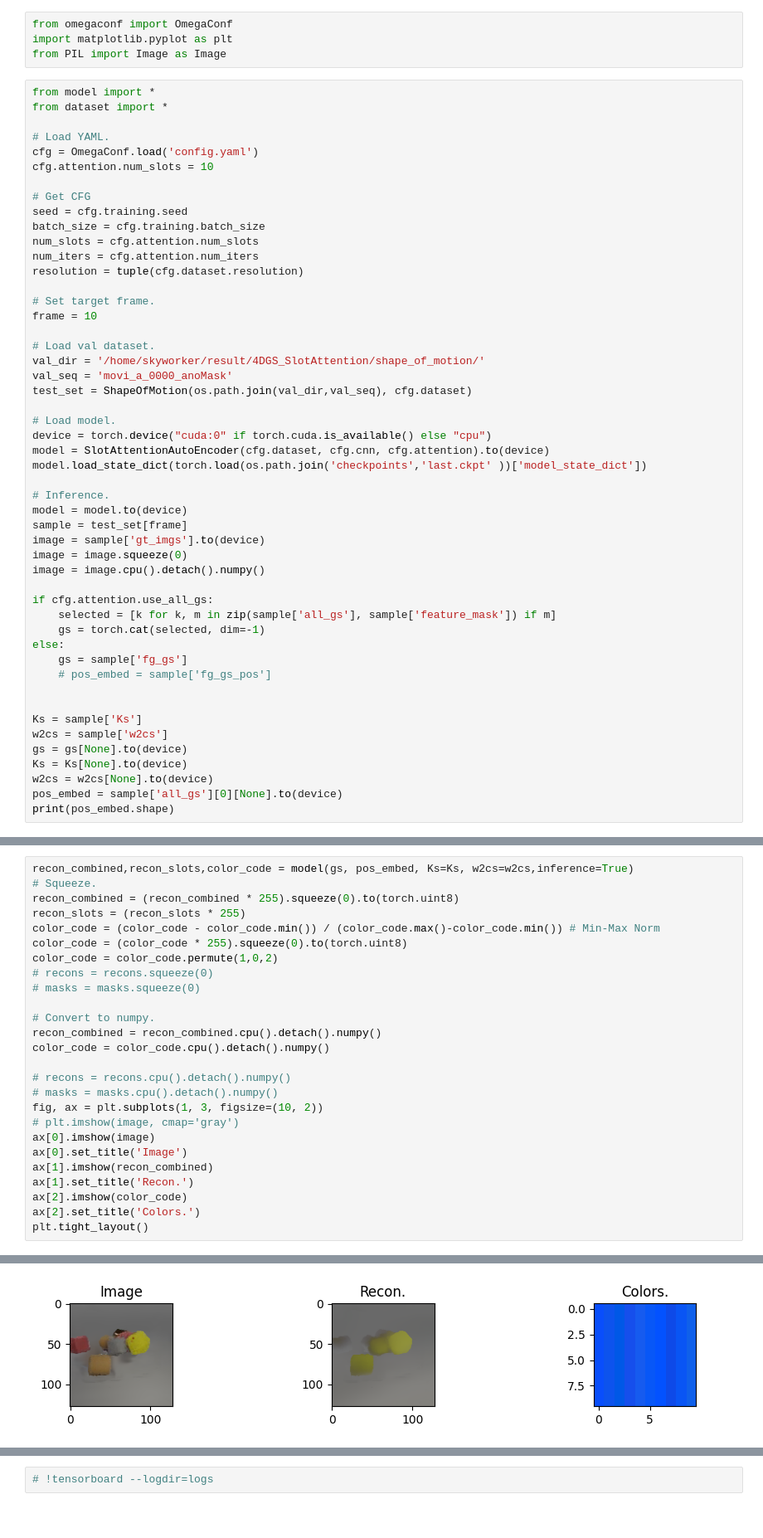
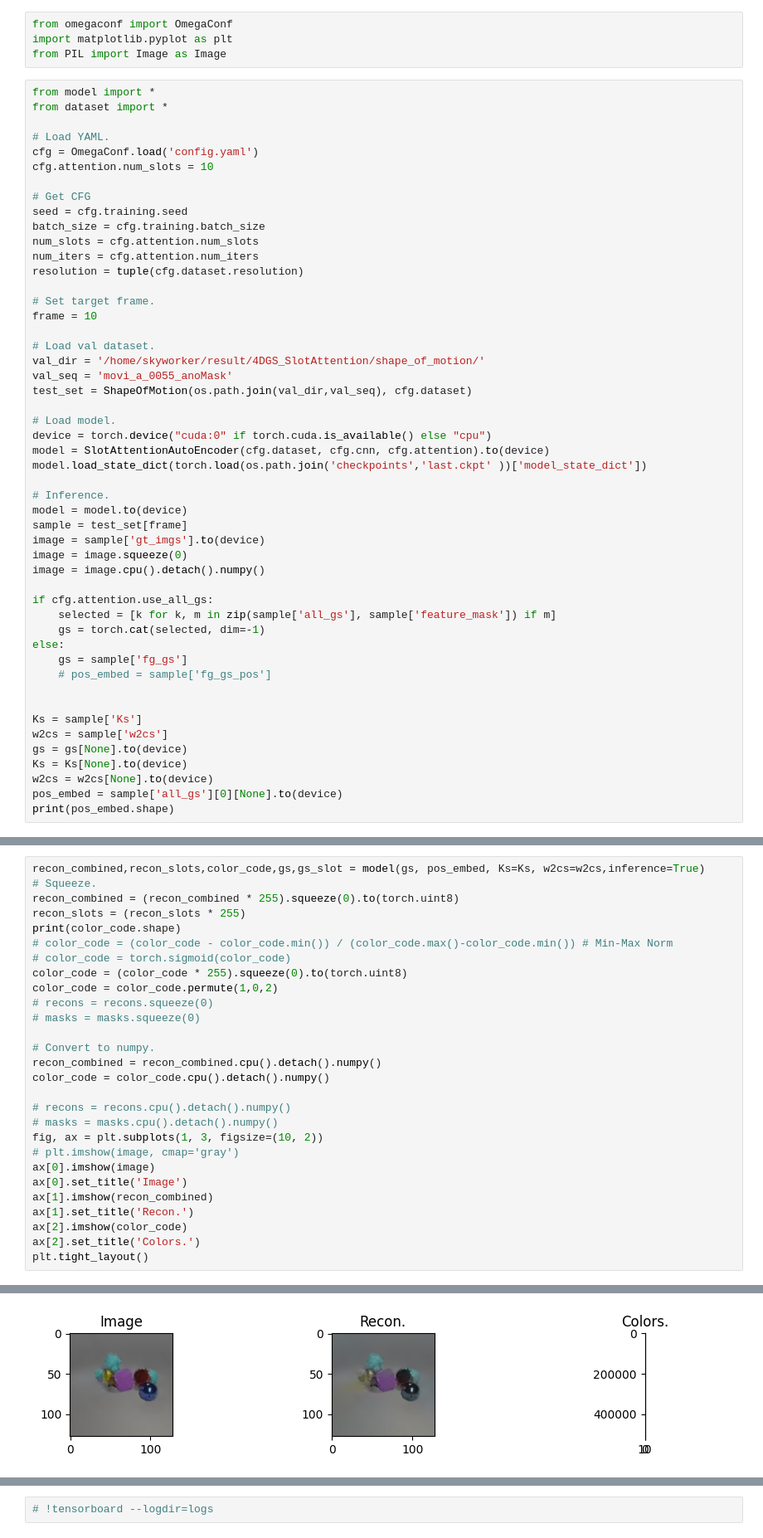
Before and after one commit to 00LukeSkyworker00/4dgs-slot-attention, a Jupyter notebook: eval.ipynb, the cells around one changed output, grey strips where cells are left out. Shown at 83% size. Cells and saved outputs as stored; diff of their text form.

```diff
--- a/eval.ipynb
+++ b/eval.ipynb
@@ -30,7 +30,7 @@ frame = 10
 
 # Load val dataset.
 val_dir = '/home/skyworker/result/4DGS_SlotAttention/shape_of_motion/'
-val_seq = 'movi_a_0000_anoMask'
+val_seq = 'movi_a_0055_anoMask'
 test_set = ShapeOfMotion(os.path.join(val_dir,val_seq), cfg.dataset)
 
 # Load model.
@@ -65,9 +65,11 @@ torch.Size([1, 20395, 3])
 # %%
-recon_combined,recon_slots,color_code = model(gs, pos_embed, Ks=Ks, w2cs=w2cs,inference=True)
+recon_combined,recon_slots,color_code,gs,gs_slot = model(gs, pos_embed, Ks=Ks, w2cs=w2cs,inference=True)
 # Squeeze.
 recon_combined = (recon_combined * 255).squeeze(0).to(torch.uint8)
 recon_slots = (recon_slots * 255)
-color_code = (color_code - color_code.min()) / (color_code.max()-color_code.min()) # Min-Max Norm
+print(color_code.shape)
+# color_code = (color_code - color_code.min()) / (color_code.max()-color_code.min()) # Min-Max Norm
+# color_code = torch.sigmoid(color_code)
 color_code = (color_code * 255).squeeze(0).to(torch.uint8)
 color_code = color_code.permute(1,0,2)
 # recons = recons.squeeze(0)
@@ -92,4 +95,4 @@ plt.tight_layout()
-[figure, old version]
+[figure, new version]
 # %%
 fig, ax = plt.subplots(1, num_slots, figsize=(20, 2))
 for i in range(num_slots):
```
Also changed, not shown: parts of 5 cells of this notebook, 5 other files.
